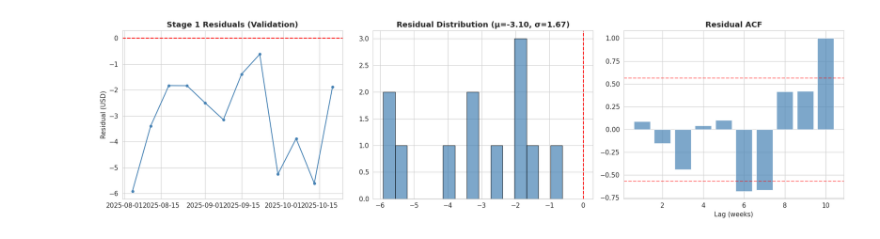
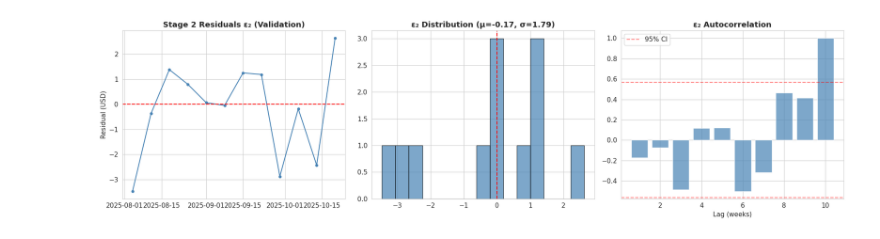
Before and after one commit to Jaeho777/sparta2, a Jupyter notebook: oil_forecast_academic.ipynb, the cells around one changed output. Drawn from its saved outputs; the diff is of its cells as text; code cells hidden in the pictures.

```diff
--- a/oil_forecast_academic.ipynb
+++ b/oil_forecast_academic.ipynb
@@ -607,66 +584,63 @@ plt.show()
 # %%
 # ============================================================================
-# 4. RESIDUAL ANALYSIS (Stage 1 → Stage 2 motivation)
+# 5. RESIDUAL ANALYSIS (Stage 2 → Stage 3 motivation)
 # ============================================================================
 print('\n' + '='*72)
-print('  RESIDUAL ANALYSIS — Motivating Stage 2')
+print('  RESIDUAL ANALYSIS — Motivating Stage 3')
 print('='*72)
 
-# Compute residuals on validation set
-residuals_val = y_val.values - tree_val_pred
-residuals_test = y_test.values - tree_test_pred
+# Stage 2 residuals (what the tree ensemble missed)
+eps2_val  = y_val.values - stage2_val
+eps2_test = y_test.values - stage2_test
 
-print(f'  Validation residuals:')
-print(f'    Mean    : {residuals_val.mean():.4f}')
-print(f'    Std     : {residuals_val.std():.4f}')
-print(f'    Skew    : {pd.Series(residuals_val).skew():.4f}')
-print(f'    Kurt    : {pd.Series(residuals_val).kurtosis():.4f}')
+print(f'  Stage 2 residuals (ε₂):')
+print(f'    Val  : mean={eps2_val.mean():.4f}, std={eps2_val.std():.4f}')
+print(f'    Test : mean={eps2_test.mean():.4f}, std={eps2_test.std():.4f}')
 
-# Autocorrelation of residuals — if significant, temporal patterns remain
+# Check autocorrelation
 resid_acf = []
-for lag in range(1, min(13, len(residuals_val))):
-    if lag < len(residuals_val):
-        c = np.corrcoef(residuals_val[:-lag], residuals_val[lag:])[0, 1]
-        resid_acf.append((lag, c))
+for lag in range(1, min(13, len(eps2_val))):
+    c = np.corrcoef(eps2_val[:-lag], eps2_val[lag:])[0, 1]
+    resid_acf.append((lag, c))
 
-print(f'\n  Residual autocorrelation (val):')
-has_pattern = False
+print(f'\n  ε₂ autocorrelation (val):')
+has_temporal = False
+ci = 1.96 / np.sqrt(len(eps2_val))
 for lag, acf in resid_acf:
-    sig = abs(acf) > 1.96 / np.sqrt(len(residuals_val))
-    marker = '***' if sig else ''
-    print(f'    Lag {lag:2d}: {acf:+.4f} {marker}')
-    if sig:
-        has_pattern = True
+    sig = '***' if abs(acf) > ci else ''
+    print(f'    Lag {lag:2d}: {acf:+.4f} {sig}')
+    if abs(acf) > ci:
+        has_temporal = True
 
-if has_pattern:
-    print('\n  → Significant autocorrelation detected in residuals!')
-    print('    This motivates Stage 2: Transformer refinement can capture')
-    print('    the temporal patterns that tree models miss.')
+if has_temporal:
+    print(f'\n  → Significant temporal autocorrelation in ε₂.')
+    print(f'    Transformer (Stage 3) is motivated: it can learn')
+    print(f'    sequential patterns that point-in-time trees miss.')
 else:
-    print('\n  → Residual autocorrelation is weak.')
-    print('    Stage 2 may still capture non-linear temporal interactions.')
+    print(f'\n  → Weak temporal autocorrelation in ε₂.')
+    print(f'    Transformer may still capture non-linear interactions.')
 
 fig, axes = plt.subplots(1, 3, figsize=(18, 5))
 
 ax = axes[0]
-ax.plot(y_val.index, residuals_val, 'o-', color='steelblue', markersize=4)
+ax.plot(y_val.index, eps2_val, 'o-', color='steelblue', markersize=4)
 ax.axhline(0, color='red', ls='--')
-ax.set_title('Stage 1 Residuals (Validation)')
+ax.set_title('Stage 2 Residuals ε₂ (Validation)')
 ax.set_ylabel('Residual (USD)')
 
 ax = axes[1]
-ax.hist(residuals_val, bins=15, edgecolor='black', alpha=0.7, color='steelblue')
+ax.hist(eps2_val, bins=15, edgecolor='black', alpha=0.7, color='steelblue')
 ax.axvline(0, color='red', ls='--')
-ax.set_title(f'Residual Distribution (μ={residuals_val.mean():.2f}, σ={residuals_val.std():.2f})')
+ax.set_title(f'ε₂ Distribution (μ={eps2_val.mean():.2f}, σ={eps2_val.std():.2f})')
 
 ax = axes[2]
-if len(resid_acf) > 0:
-    lags, acfs = zip(*resid_acf)
-    ax.bar(lags, acfs, color='steelblue', alpha=0.7)
-    ci = 1.96 / np.sqrt(len(residuals_val))
-    ax.axhline(ci, color='red', ls='--', alpha=0.5)
+if resid_acf:
+    lags_plot, acfs_plot = zip(*resid_acf)
+    ax.bar(lags_plot, acfs_plot, color='steelblue', alpha=0.7)
+    ax.axhline(ci, color='red', ls='--', alpha=0.5, label='95% CI')
     ax.axhline(-ci, color='red', ls='--', alpha=0.5)
-ax.set_title('Residual ACF')
+    ax.legend()
+ax.set_title('ε₂ Autocorrelation')
 ax.set_xlabel('Lag (weeks)')
 
 plt.tight_layout()
@@ -693,3 +667,3 @@ plt.show()
-[figure, old version]
+[figure, new version]
 # %%
 # ============================================================================
```
Also changed, not shown: parts of 20 cells of this notebook, 13 other files.
